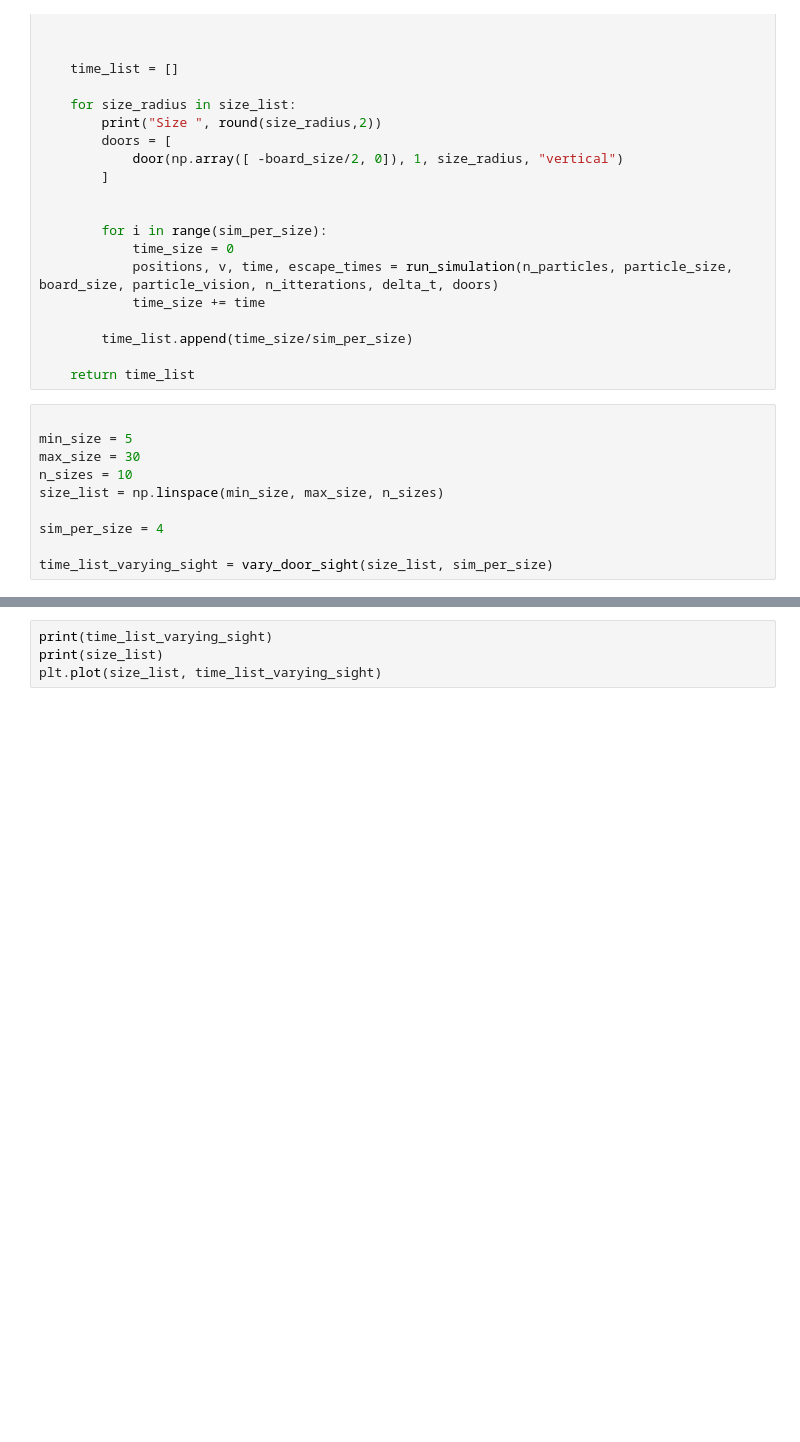
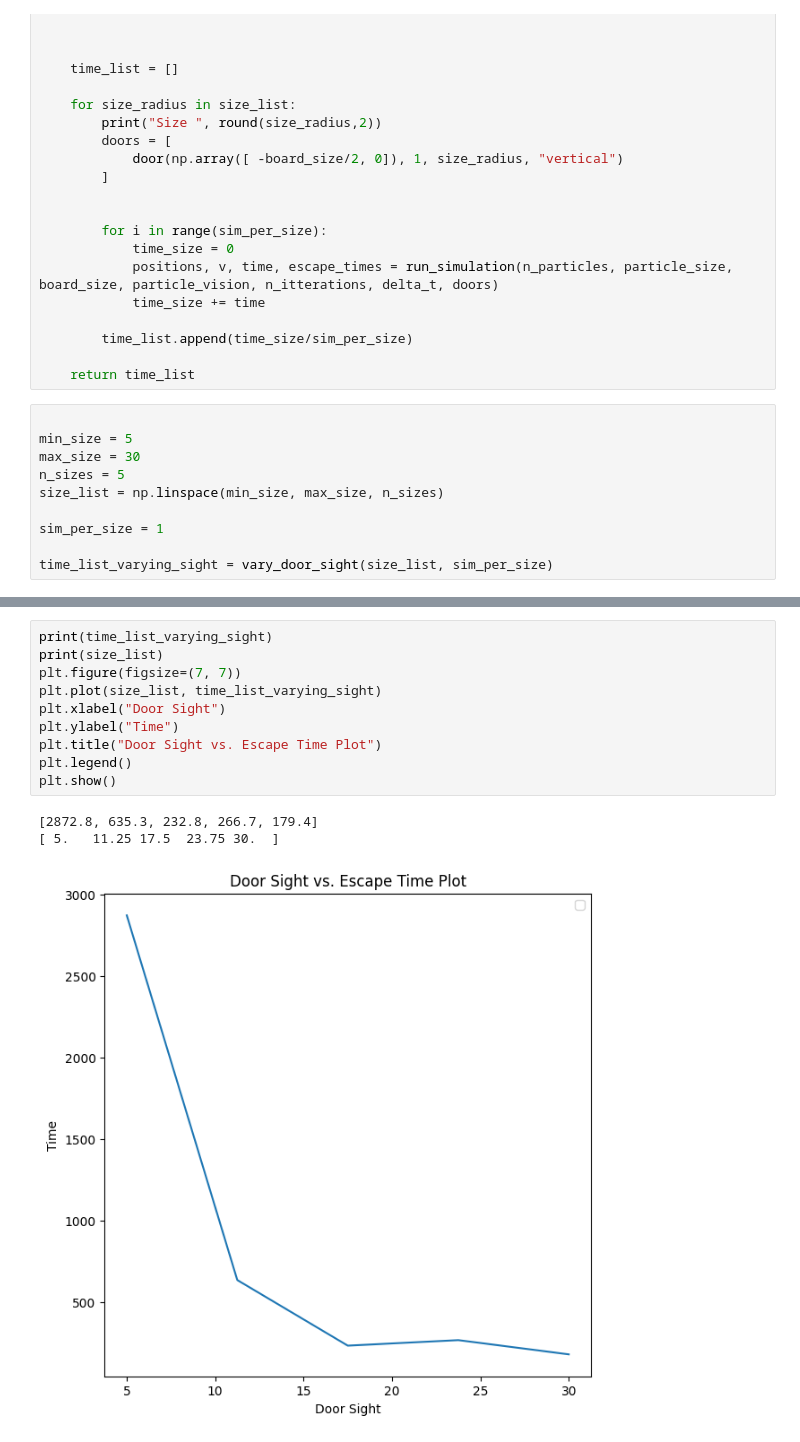
Before and after one commit to Wessias/SOCS-Project, a Jupyter notebook: long-simulations-notebook.ipynb, the cells around one changed output, grey strips where cells are left out. Saved outputs shown, nothing was run; the diff lists cells and outputs as text; blank space fills up the shorter version.

```diff
--- a/long-simulations-notebook.ipynb
+++ b/long-simulations-notebook.ipynb
@@ -87,9 +118,9 @@ def vary_door_sight(size_list, sim_per_size):
 
 min_size = 5
 max_size = 30
-n_sizes = 10
+n_sizes = 5
 size_list = np.linspace(min_size, max_size, n_sizes)
 
-sim_per_size = 4
+sim_per_size = 1
 
 time_list_varying_sight = vary_door_sight(size_list, sim_per_size)
@@ -96,4 +145,14 @@ time_list_varying_sight = vary_door_sight(size_list, sim_per_size)
-# %%
-print(time_list_varying_sight)
-print(size_list)
-plt.plot(size_list, time_list_varying_sight)
+# %%
+print(time_list_varying_sight)
+print(size_list)
+plt.figure(figsize=(7, 7))
+plt.plot(size_list, time_list_varying_sight)
+plt.xlabel("Door Sight")
+plt.ylabel("Time")
+plt.title("Door Sight vs. Escape Time Plot")
+plt.legend()
+plt.show()
+# %% [output]
+[2872.8, 635.3, 232.8, 266.7, 179.4]
+[ 5.   11.25 17.5  23.75 30.  ]
+[figure, added]
```
Also changed, not shown: parts of 15 cells of this notebook.
